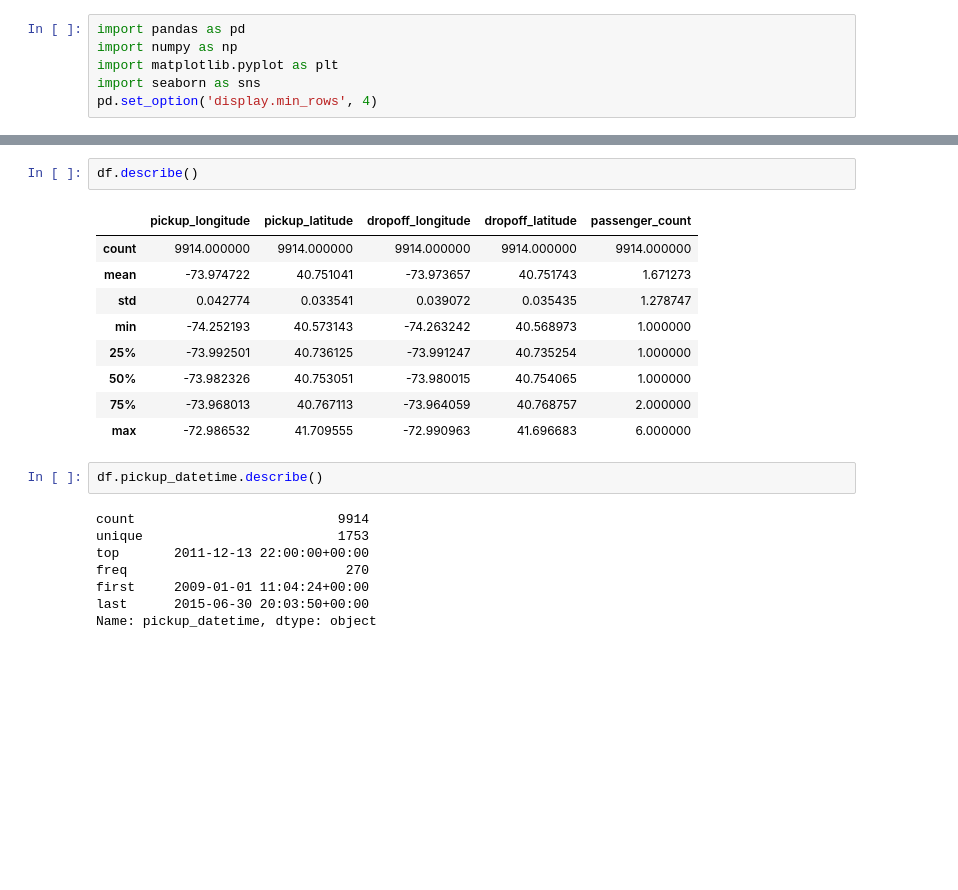
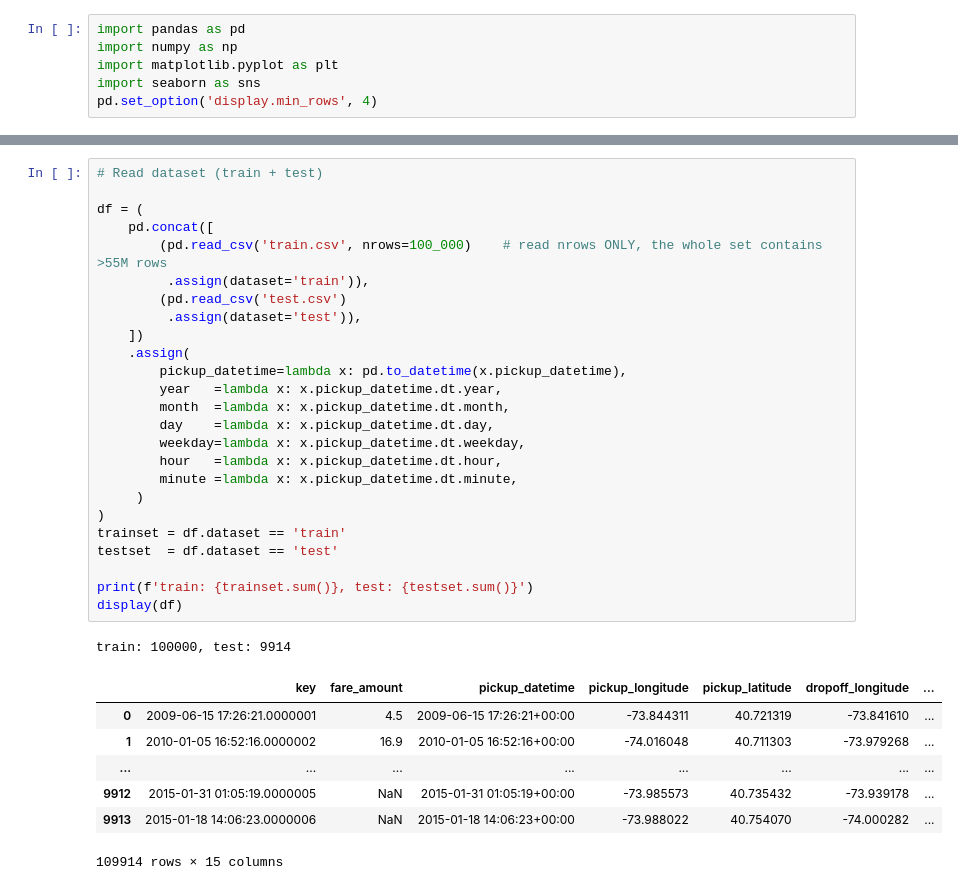
Before and after one commit to cfong32/data6100-final-proj, a Jupyter notebook: data6100_final_proj.ipynb, the cells around one changed output, grey strips where cells are left out. Saved outputs shown, nothing was run; the diff lists cells and outputs as text; blank space fills up the shorter version.

```diff
--- a/data6100_final_proj.ipynb
+++ b/data6100_final_proj.ipynb
@@ -84,22 +21,34 @@ df
-# %%
-df.describe()
-# %% [output]
-|  | pickup_longitude | pickup_latitude | dropoff_longitude | dropoff_latitude | passenger_count |
-| count | 9914.000000 | 9914.000000 | 9914.000000 | 9914.000000 | 9914.000000 |
-| mean | -73.974722 | 40.751041 | -73.973657 | 40.751743 | 1.671273 |
-| std | 0.042774 | 0.033541 | 0.039072 | 0.035435 | 1.278747 |
-| min | -74.252193 | 40.573143 | -74.263242 | 40.568973 | 1.000000 |
-| 25% | -73.992501 | 40.736125 | -73.991247 | 40.735254 | 1.000000 |
-| 50% | -73.982326 | 40.753051 | -73.980015 | 40.754065 | 1.000000 |
-| 75% | -73.968013 | 40.767113 | -73.964059 | 40.768757 | 2.000000 |
-| max | -72.986532 | 41.709555 | -72.990963 | 41.696683 | 6.000000 |
-# %%
-df.pickup_datetime.describe()
-# %% [output]
-count                          9914
-unique                         1753
-top       2011-12-13 22:00:00+00:00
-freq                            270
-first     2009-01-01 11:04:24+00:00
-last      2015-06-30 20:03:50+00:00
-Name: pickup_datetime, dtype: object
+# %%
+# Read dataset (train + test)
+
+df = (
+    pd.concat([
+        (pd.read_csv('train.csv', nrows=100_000)    # read nrows ONLY, the whole set contains >55M rows
+         .assign(dataset='train')),
+        (pd.read_csv('test.csv')
+         .assign(dataset='test')),
+    ])
+    .assign(
+        pickup_datetime=lambda x: pd.to_datetime(x.pickup_datetime),
+        year   =lambda x: x.pickup_datetime.dt.year,
+        month  =lambda x: x.pickup_datetime.dt.month,
+        day    =lambda x: x.pickup_datetime.dt.day,
+        weekday=lambda x: x.pickup_datetime.dt.weekday,
+        hour   =lambda x: x.pickup_datetime.dt.hour,
+        minute =lambda x: x.pickup_datetime.dt.minute,
+     )
+)
+trainset = df.dataset == 'train'
+testset  = df.dataset == 'test'
+
+print(f'train: {trainset.sum()}, test: {testset.sum()}')
+display(df)
+# %% [output]
+train: 100000, test: 9914
+|  | key | fare_amount | pickup_datetime | pickup_longitude | pickup_latitude | dropoff_longitude | ... |
+| 0 | 2009-06-15 17:26:21.0000001 | 4.5 | 2009-06-15 17:26:21+00:00 | -73.844311 | 40.721319 | -73.841610 | ... |
+| 1 | 2010-01-05 16:52:16.0000002 | 16.9 | 2010-01-05 16:52:16+00:00 | -74.016048 | 40.711303 | -73.979268 | ... |
+| ... | ... | ... | ... | ... | ... | ... | ... |
+| 9912 | 2015-01-31 01:05:19.0000005 | NaN | 2015-01-31 01:05:19+00:00 | -73.985573 | 40.735432 | -73.939178 | ... |
+| 9913 | 2015-01-18 14:06:23.0000006 | NaN | 2015-01-18 14:06:23+00:00 | -73.988022 | 40.754070 | -74.000282 | ... |
+109914 rows × 15 columns
```
Also changed, not shown: parts of 24 cells of this notebook.
